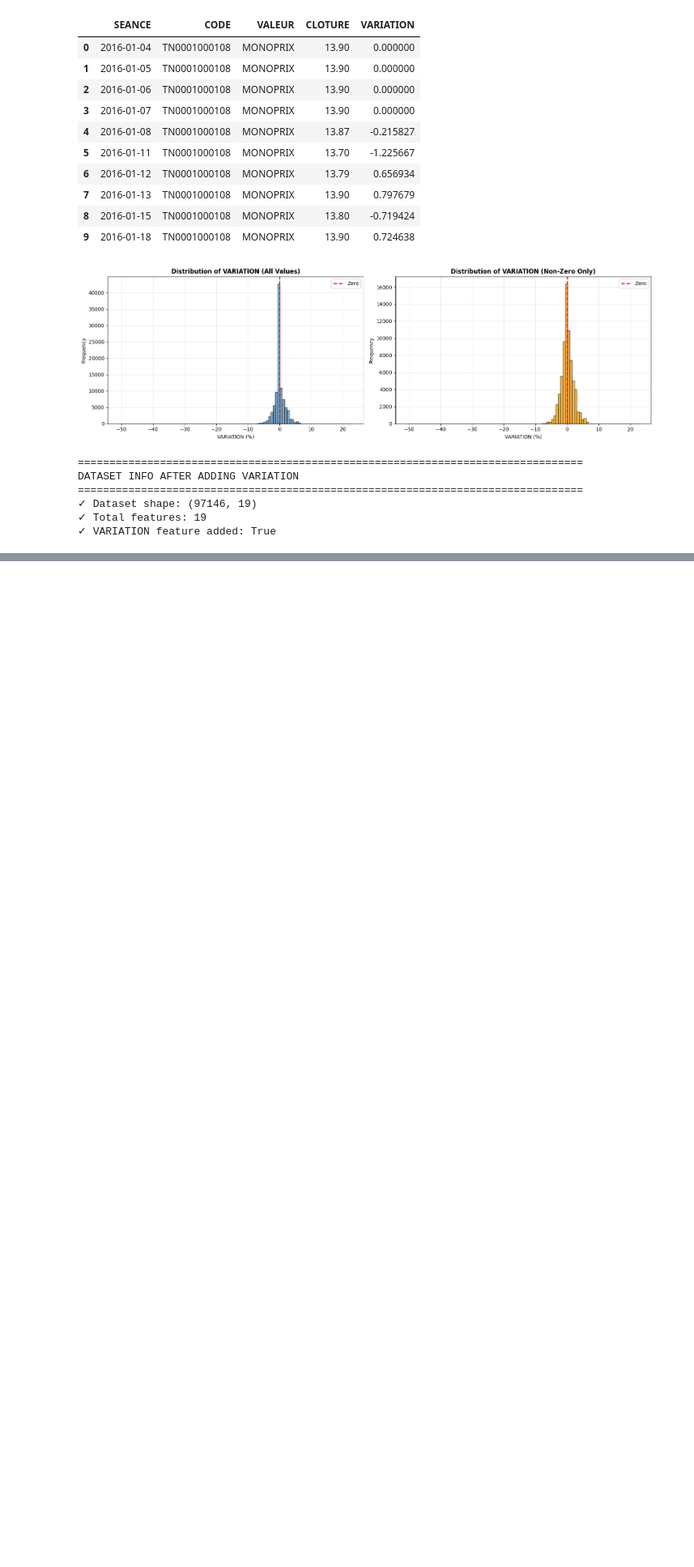
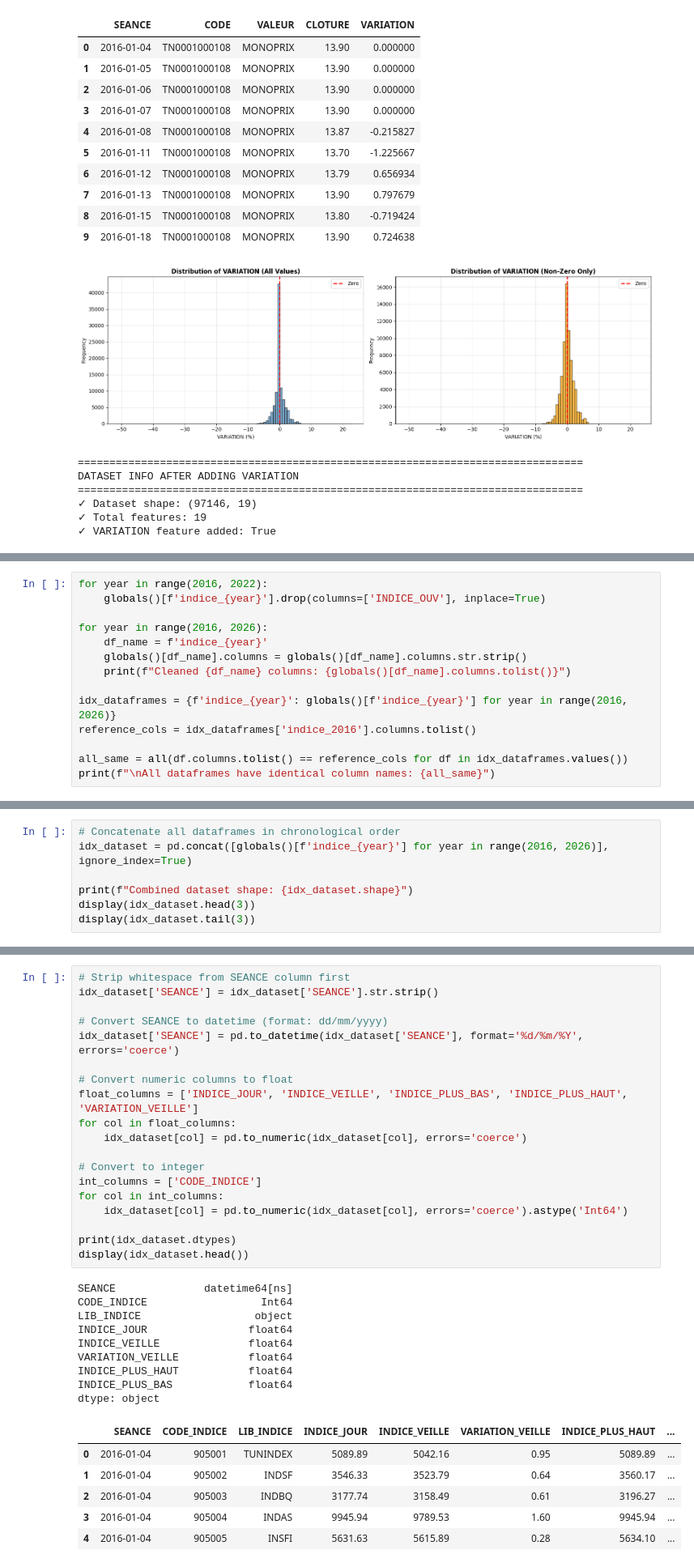
Before and after one commit to YassineBen-Yahia/TuniTrAIde, a Jupyter notebook: Forecasting/forecasting_notebook.ipynb, the cells around one changed output, grey strips where cells are left out. Shown at 81% size. Drawn from its saved outputs; the diff is of its cells as text; blank space fills up the shorter version.

```diff
--- a/Forecasting/forecasting_notebook.ipynb
+++ b/Forecasting/forecasting_notebook.ipynb
@@ -4330,0 +4368,14 @@ dataset.head()
+# %%
+for year in range(2016, 2022):
+    globals()[f'indice_{year}'].drop(columns=['INDICE_OUV'], inplace=True)
+
+for year in range(2016, 2026):
+    df_name = f'indice_{year}'
+    globals()[df_name].columns = globals()[df_name].columns.str.strip()
+    print(f"Cleaned {df_name} columns: {globals()[df_name].columns.tolist()}")
+
+idx_dataframes = {f'indice_{year}': globals()[f'indice_{year}'] for year in range(2016, 2026)}
+reference_cols = idx_dataframes['indice_2016'].columns.tolist()
+
+all_same = all(df.columns.tolist() == reference_cols for df in idx_dataframes.values())
+print(f"\nAll dataframes have identical column names: {all_same}")
@@ -4330,0 +4395,7 @@ dataset.head()
+# %%
+# Concatenate all dataframes in chronological order
+idx_dataset = pd.concat([globals()[f'indice_{year}'] for year in range(2016, 2026)], ignore_index=True)
+
+print(f"Combined dataset shape: {idx_dataset.shape}")
+display(idx_dataset.head(3))
+display(idx_dataset.tail(3))
@@ -4330,0 +4412,35 @@ dataset.head()
+# %%
+# Strip whitespace from SEANCE column first
+idx_dataset['SEANCE'] = idx_dataset['SEANCE'].str.strip()
+
+# Convert SEANCE to datetime (format: dd/mm/yyyy)
+idx_dataset['SEANCE'] = pd.to_datetime(idx_dataset['SEANCE'], format='%d/%m/%Y', errors='coerce')
+
+# Convert numeric columns to float
+float_columns = ['INDICE_JOUR', 'INDICE_VEILLE', 'INDICE_PLUS_BAS', 'INDICE_PLUS_HAUT', 'VARIATION_VEILLE']
+for col in float_columns:
+    idx_dataset[col] = pd.to_numeric(idx_dataset[col], errors='coerce')
+
+# Convert to integer
+int_columns = ['CODE_INDICE']
+for col in int_columns:
+    idx_dataset[col] = pd.to_numeric(idx_dataset[col], errors='coerce').astype('Int64')
+
+print(idx_dataset.dtypes)
+display(idx_dataset.head())
+# %% [output]
+SEANCE              datetime64[ns]
+CODE_INDICE                  Int64
+LIB_INDICE                  object
+INDICE_JOUR                float64
+INDICE_VEILLE              float64
+VARIATION_VEILLE           float64
+INDICE_PLUS_HAUT           float64
+INDICE_PLUS_BAS            float64
+dtype: object
+|  | SEANCE | CODE_INDICE | LIB_INDICE | INDICE_JOUR | INDICE_VEILLE | VARIATION_VEILLE | INDICE_PLUS_HAUT | ... |
+| 0 | 2016-01-04 | 905001 | TUNINDEX | 5089.89 | 5042.16 | 0.95 | 5089.89 | ... |
+| 1 | 2016-01-04 | 905002 | INDSF | 3546.33 | 3523.79 | 0.64 | 3560.17 | ... |
+| 2 | 2016-01-04 | 905003 | INDBQ | 3177.74 | 3158.49 | 0.61 | 3196.27 | ... |
+| 3 | 2016-01-04 | 905004 | INDAS | 9945.94 | 9789.53 | 1.60 | 9945.94 | ... |
+| 4 | 2016-01-04 | 905005 | INSFI | 5631.63 | 5615.89 | 0.28 | 5634.10 | ... |
```
Also changed, not shown: parts of 23 cells of this notebook.
